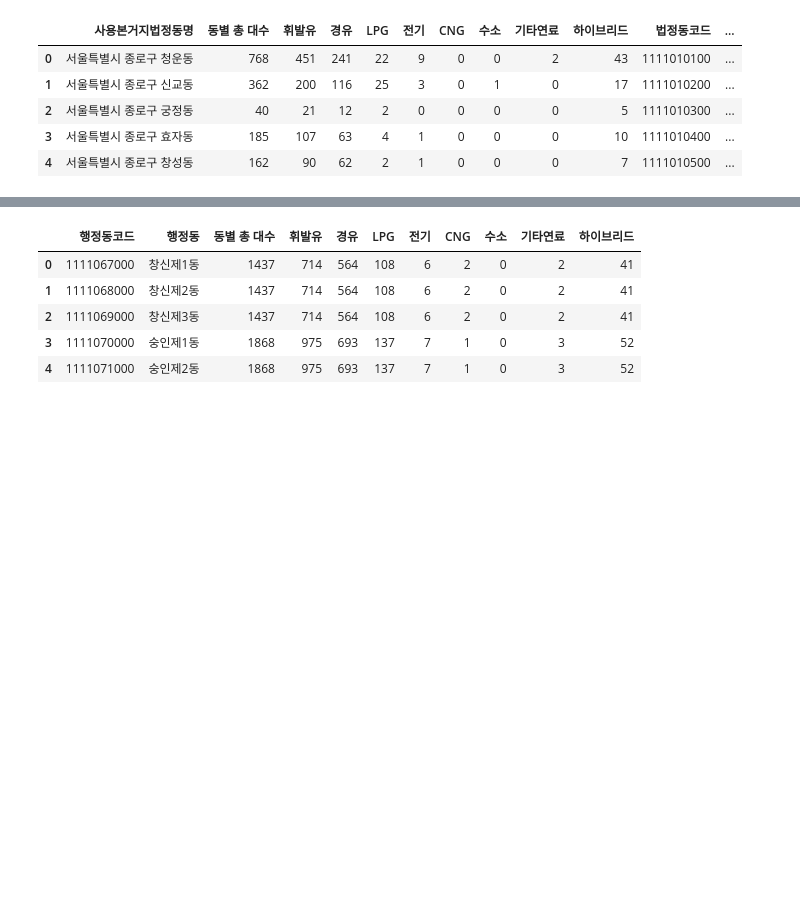
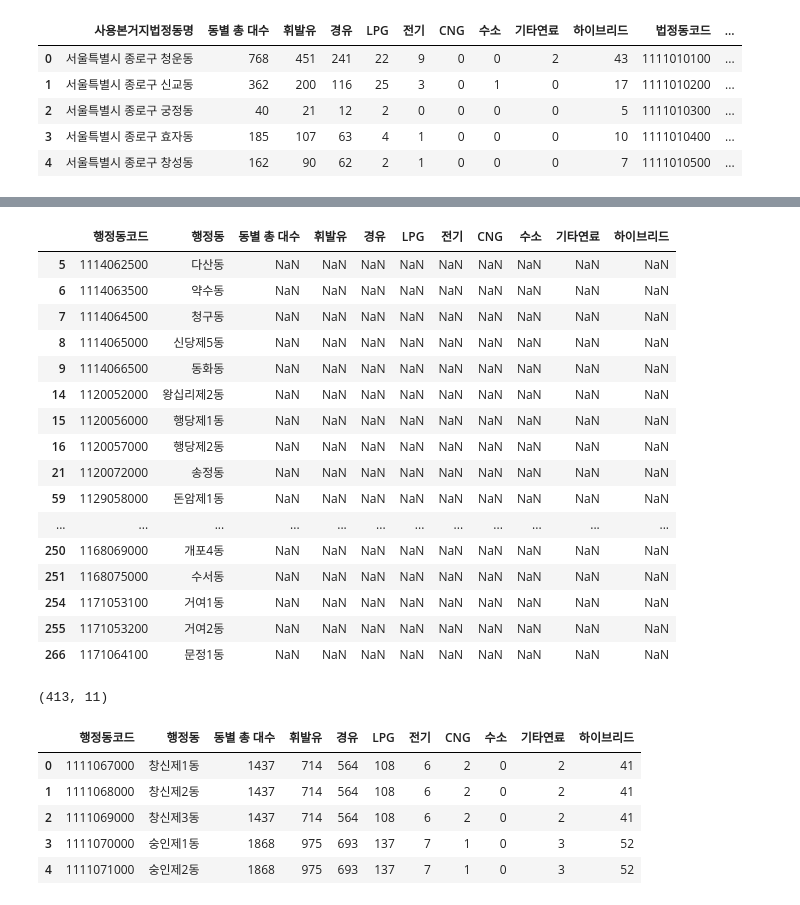
Before and after one commit to kmh5026/SeoBigCam_InfinitePower, a Jupyter notebook: preprocessing/행정동법정동매칭.ipynb, the cells around one changed output, grey strips where cells are left out. Drawn from its saved outputs; the diff is of its cells as text; code cells hidden in the pictures; blank space fills up the shorter version.

```diff
--- a/preprocessing/행정동법정동매칭.ipynb
+++ b/preprocessing/행정동법정동매칭.ipynb
@@ -893,0 +912,2 @@ nona
+# %%
+naparty.reset_index(drop=True,inplace=True)
@@ -893,0 +936,3 @@ nona
+# %%
+for i in nabub:
+    naparty.loc[naparty.법정동코드 ==i,].iloc[:,4:] = (car[car['법정동코드']==i].iloc[0][:] / len(naparty[naparty['법정동코드']==i])).to_list()
@@ -893,0 +945,5 @@ nona
+# %%
+naparty.rename(columns={'행정동_x':'행정동'},inplace=True)
+# %%
+nona.drop(['법정동코드','행정동_y'],axis=1,inplace=True)
+naparty.drop(['법정동코드','행정동_y'],axis=1,inplace=True)
@@ -896,3 +961,27 @@ kakarot = pd.concat([nona, naparty])
+# %%
+naparty
+# %% [output]
+|  | 행정동코드 | 행정동 | 동별 총 대수 | 휘발유 | 경유 | LPG | 전기 | CNG | 수소 | 기타연료 | 하이브리드 |
+| 5 | 1114062500 | 다산동 | NaN | NaN | NaN | NaN | NaN | NaN | NaN | NaN | NaN |
+| 6 | 1114063500 | 약수동 | NaN | NaN | NaN | NaN | NaN | NaN | NaN | NaN | NaN |
+| 7 | 1114064500 | 청구동 | NaN | NaN | NaN | NaN | NaN | NaN | NaN | NaN | NaN |
+| 8 | 1114065000 | 신당제5동 | NaN | NaN | NaN | NaN | NaN | NaN | NaN | NaN | NaN |
+| 9 | 1114066500 | 동화동 | NaN | NaN | NaN | NaN | NaN | NaN | NaN | NaN | NaN |
+| 14 | 1120052000 | 왕십리제2동 | NaN | NaN | NaN | NaN | NaN | NaN | NaN | NaN | NaN |
+| 15 | 1120056000 | 행당제1동 | NaN | NaN | NaN | NaN | NaN | NaN | NaN | NaN | NaN |
+| 16 | 1120057000 | 행당제2동 | NaN | NaN | NaN | NaN | NaN | NaN | NaN | NaN | NaN |
+| 21 | 1120072000 | 송정동 | NaN | NaN | NaN | NaN | NaN | NaN | NaN | NaN | NaN |
+| 59 | 1129058000 | 돈암제1동 | NaN | NaN | NaN | NaN | NaN | NaN | NaN | NaN | NaN |
+| ... | ... | ... | ... | ... | ... | ... | ... | ... | ... | ... | ... |
+| 250 | 1168069000 | 개포4동 | NaN | NaN | NaN | NaN | NaN | NaN | NaN | NaN | NaN |
+| 251 | 1168075000 | 수서동 | NaN | NaN | NaN | NaN | NaN | NaN | NaN | NaN | NaN |
+| 254 | 1171053100 | 거여1동 | NaN | NaN | NaN | NaN | NaN | NaN | NaN | NaN | NaN |
+| 255 | 1171053200 | 거여2동 | NaN | NaN | NaN | NaN | NaN | NaN | NaN | NaN | NaN |
+| 266 | 1171064100 | 문정1동 | NaN | NaN | NaN | NaN | NaN | NaN | NaN | NaN | NaN |
+# %%
+kakarot.shape
+# %% [output]
+(413, 11)
 # %%
 kakarot.drop(['행정동_y','법정동코드'],axis=1,inplace=True)
 # %%
```
Also changed, not shown: parts of 24 cells of this notebook, 3 other files.
